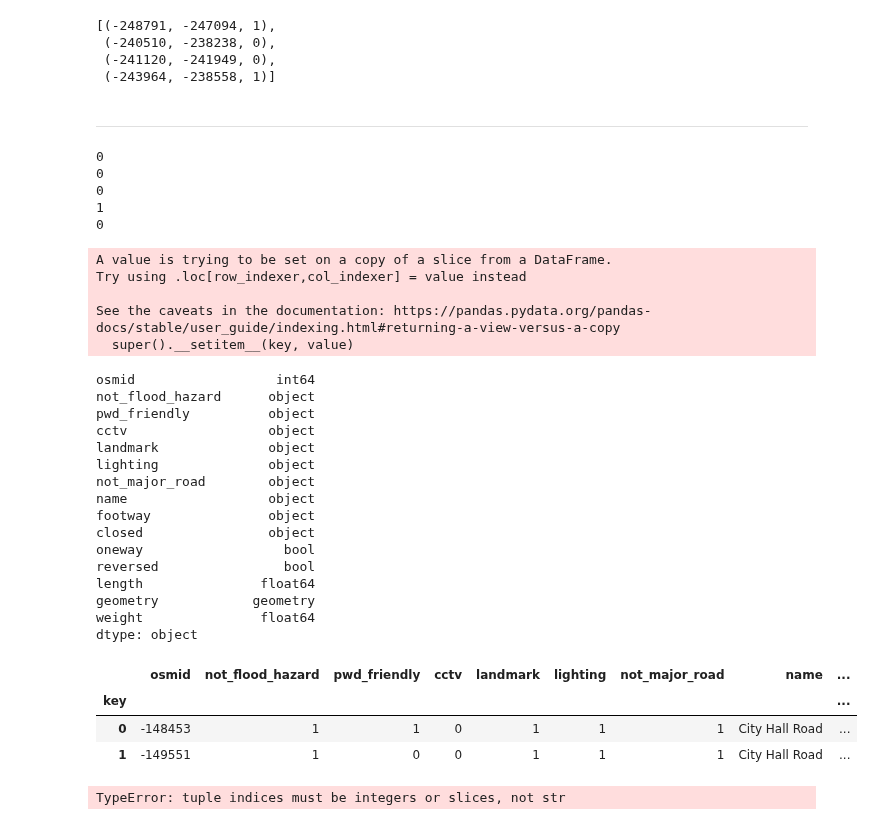
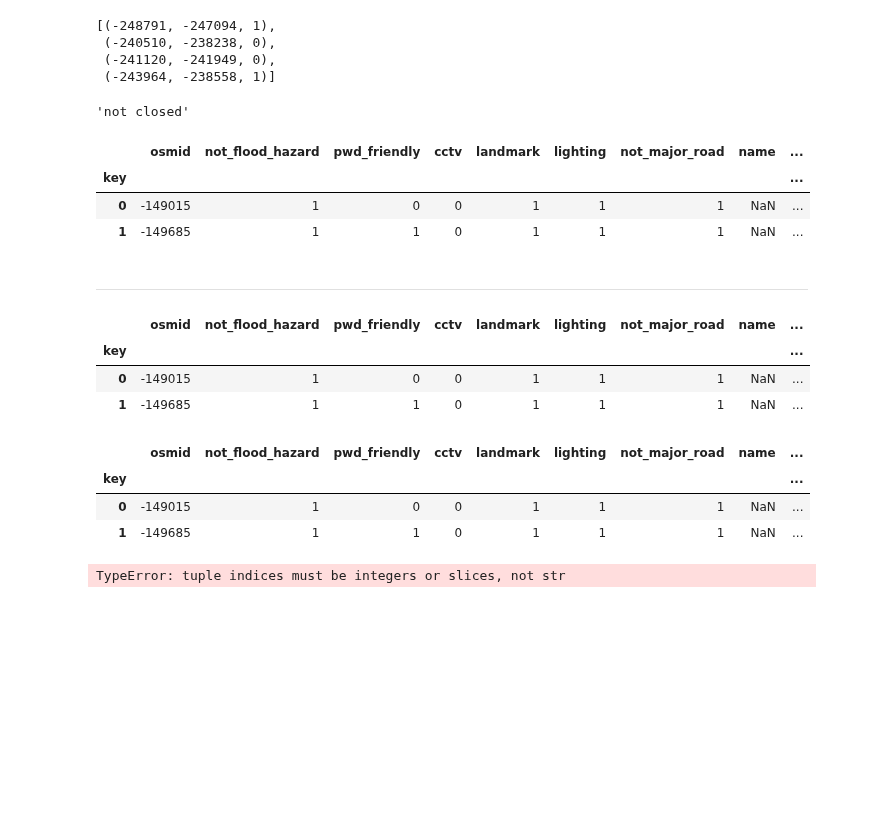
Before and after one commit to spider4929/Pathfinder_API, a Jupyter notebook: test_2.ipynb, the cells around one changed output. Saved outputs shown, nothing was run; the diff lists cells and outputs as text; code cells hidden in the pictures; blank space fills up the shorter version.

```diff
--- a/test_2.ipynb
+++ b/test_2.ipynb
@@ -48,7 +48,7 @@ def adjust_weight(length, row, profile):
     modifier = 1
     for safety_factor, user_preference in profile.items():
         if row['closed'] == '1':
-            modifier = 99
+            modifier = 999
             break
         elif row[safety_factor] == '0':
             modifier += user_preference
@@ -459,6 +458,17 @@ nearest_edges
  (-240510, -238238, 0),
  (-241120, -241949, 0),
  (-243964, -238558, 1)]
+# %%
+reports[0]['category']
+# %% [output]
+'not closed'
+# %%
+edges.loc[(-248791, -247094)]
+# %% [output]
+|  | osmid | not_flood_hazard | pwd_friendly | cctv | landmark | lighting | not_major_road | name | ... |
+| key |  |  |  |  |  |  |  |  | ... |
+| 0 | -149015 | 1 | 0 | 0 | 1 | 1 | 1 | NaN | ... |
+| 1 | -149685 | 1 | 1 | 0 | 1 | 1 | 1 | NaN | ... |
 # %%
 i = 0
 
@@ -467,15 +477,15 @@ if not reports:
 else:
     for report in reports:
         if 'closed' in report['category']:
-            edges.loc[(nearest_edges[i][0], nearest_edges[i][1]), 'closed'] = 1
+            edges.loc[(nearest_edges[i][0], nearest_edges[i][1]), 'closed'] = '1'
             i += 1
         elif 'not' in report['category']:
             category = report['category'][4:]
-            edges.loc[(nearest_edges[i][0], nearest_edges[i][1]), category] = 0
+            edges.loc[(nearest_edges[i][0], nearest_edges[i][1]), category] = '0'
             i += 1
         else:
             category = report['category']
-            edges.loc[(nearest_edges[i][0], nearest_edges[i][1]), category] = 1
+            edges.loc[(nearest_edges[i][0], nearest_edges[i][1]), category] = '1'
             i += 1
 # %% [markdown]
 -------------------------------------------------------------------------------
@@ -486,53 +492,21 @@ sample.loc[(-230297,-230296), 'closed'] = 1
-# %%
-for index, row in sample.iterrows():
-    # Access the index and row data
-    print(row['closed'])
-# %% [output]
-0
-0
-0
-1
-0
-# %%
-sample['weight'] = edges.apply(
-        lambda row: adjust_weight(row['length'], row, adjusted_profile), axis = 1
-        )
-# %% [output]
-A value is trying to be set on a copy of a slice from a DataFrame.
-Try using .loc[row_indexer,col_indexer] = value instead
-
-See the caveats in the documentation: https://pandas.pydata.org/pandas-docs/stable/user_guide/indexing.html#returning-a-view-versus-a-copy
-  super().__setitem__(key, value)
-# %%
-sample.dtypes
-# %% [output]
-osmid                  int64
-not_flood_hazard      object
-pwd_friendly          object
-cctv                  object
-landmark              object
-lighting              object
-not_major_road        object
-name                  object
-footway               object
-closed                object
-oneway                  bool
-reversed                bool
-length               float64
-geometry            geometry
-weight               float64
-dtype: object
+# %%
+edges.loc[(-248791, -247094)]
+# %% [output]
+|  | osmid | not_flood_hazard | pwd_friendly | cctv | landmark | lighting | not_major_road | name | ... |
+| key |  |  |  |  |  |  |  |  | ... |
+| 0 | -149015 | 1 | 0 | 0 | 1 | 1 | 1 | NaN | ... |
+| 1 | -149685 | 1 | 1 | 0 | 1 | 1 | 1 | NaN | ... |
 # %%
 edges['weight'] = edges.apply(
         lambda row: adjust_weight(row['length'], row, adjusted_profile), axis = 1
         )
 # %%
-edges.loc[-243964, -238558]
+edges.loc[(-248791, -247094)]
 # %% [output]
 |  | osmid | not_flood_hazard | pwd_friendly | cctv | landmark | lighting | not_major_road | name | ... |
 | key |  |  |  |  |  |  |  |  | ... |
-| 0 | -148453 | 1 | 1 | 0 | 1 | 1 | 1 | City Hall Road | ... |
-| 1 | -149551 | 1 | 0 | 0 | 1 | 1 | 1 | City Hall Road | ... |
+| 0 | -149015 | 1 | 0 | 0 | 1 | 1 | 1 | NaN | ... |
+| 1 | -149685 | 1 | 1 | 0 | 1 | 1 | 1 | NaN | ... |
 # %%
 final_graph = osmnx.graph_from_gdfs(
         osmnx.graph_to_gdfs(graph, edges=False),
```
Also changed, not shown: parts of 3 cells of this notebook, 1 other file.
